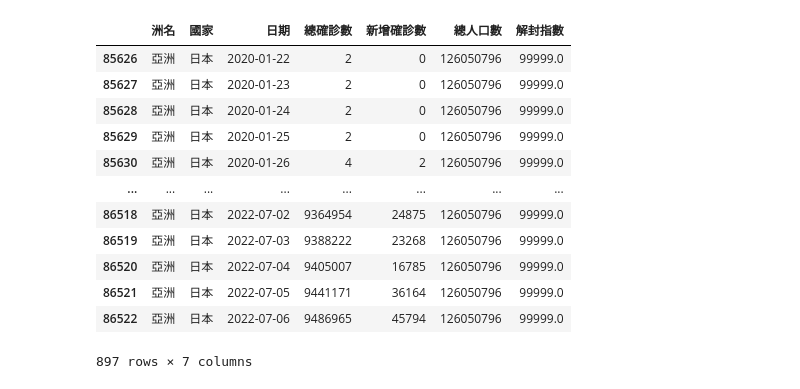
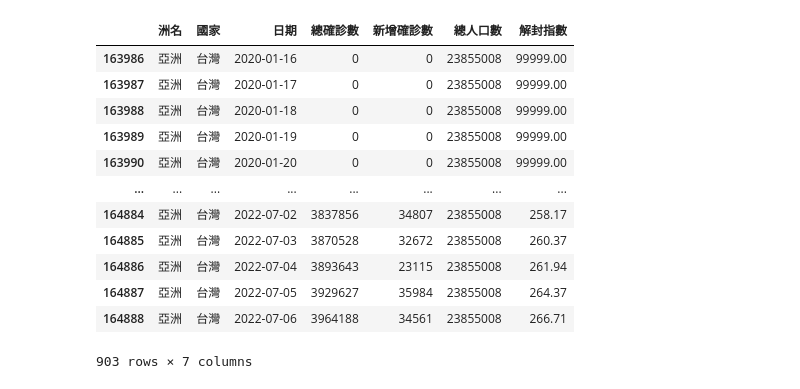
Before and after one commit to yunjinglu/python, a Jupyter notebook: lesson17_7.ipynb, the cells around one changed output. Saved outputs shown, nothing was run; the diff lists cells and outputs as text; code cells hidden in the pictures.

```diff
--- a/lesson17_7.ipynb
+++ b/lesson17_7.ipynb
@@ -1,21 +1,21 @@
 # %%
 import pandas as pd
 
 df = pd.read_csv("world.csv")
 allDataFrame = df[['洲名','國家','日期','總確診數','新增確診數','總人口數','解封指數']]
-taiwan = allDataFrame[allDataFrame["國家"] == "日本"]
+taiwan = allDataFrame[allDataFrame["國家"] == "台灣"]
 taiwan
 # %% [output]
 |  | 洲名 | 國家 | 日期 | 總確診數 | 新增確診數 | 總人口數 | 解封指數 |
-| 85626 | 亞洲 | 日本 | 2020-01-22 | 2 | 0 | 126050796 | 99999.0 |
-| 85627 | 亞洲 | 日本 | 2020-01-23 | 2 | 0 | 126050796 | 99999.0 |
-| 85628 | 亞洲 | 日本 | 2020-01-24 | 2 | 0 | 126050796 | 99999.0 |
-| 85629 | 亞洲 | 日本 | 2020-01-25 | 2 | 0 | 126050796 | 99999.0 |
-| 85630 | 亞洲 | 日本 | 2020-01-26 | 4 | 2 | 126050796 | 99999.0 |
+| 163986 | 亞洲 | 台灣 | 2020-01-16 | 0 | 0 | 23855008 | 99999.00 |
+| 163987 | 亞洲 | 台灣 | 2020-01-17 | 0 | 0 | 23855008 | 99999.00 |
+| 163988 | 亞洲 | 台灣 | 2020-01-18 | 0 | 0 | 23855008 | 99999.00 |
+| 163989 | 亞洲 | 台灣 | 2020-01-19 | 0 | 0 | 23855008 | 99999.00 |
+| 163990 | 亞洲 | 台灣 | 2020-01-20 | 0 | 0 | 23855008 | 99999.00 |
 | ... | ... | ... | ... | ... | ... | ... | ... |
-| 86518 | 亞洲 | 日本 | 2022-07-02 | 9364954 | 24875 | 126050796 | 99999.0 |
-| 86519 | 亞洲 | 日本 | 2022-07-03 | 9388222 | 23268 | 126050796 | 99999.0 |
-| 86520 | 亞洲 | 日本 | 2022-07-04 | 9405007 | 16785 | 126050796 | 99999.0 |
-| 86521 | 亞洲 | 日本 | 2022-07-05 | 9441171 | 36164 | 126050796 | 99999.0 |
-| 86522 | 亞洲 | 日本 | 2022-07-06 | 9486965 | 45794 | 126050796 | 99999.0 |
+| 164884 | 亞洲 | 台灣 | 2022-07-02 | 3837856 | 34807 | 23855008 | 258.17 |
+| 164885 | 亞洲 | 台灣 | 2022-07-03 | 3870528 | 32672 | 23855008 | 260.37 |
+| 164886 | 亞洲 | 台灣 | 2022-07-04 | 3893643 | 23115 | 23855008 | 261.94 |
+| 164887 | 亞洲 | 台灣 | 2022-07-05 | 3929627 | 35984 | 23855008 | 264.37 |
+| 164888 | 亞洲 | 台灣 | 2022-07-06 | 3964188 | 34561 | 23855008 | 266.71 |
-897 rows × 7 columns
+903 rows × 7 columns
```
Also changed, not shown: parts of 5 cells of this notebook.
